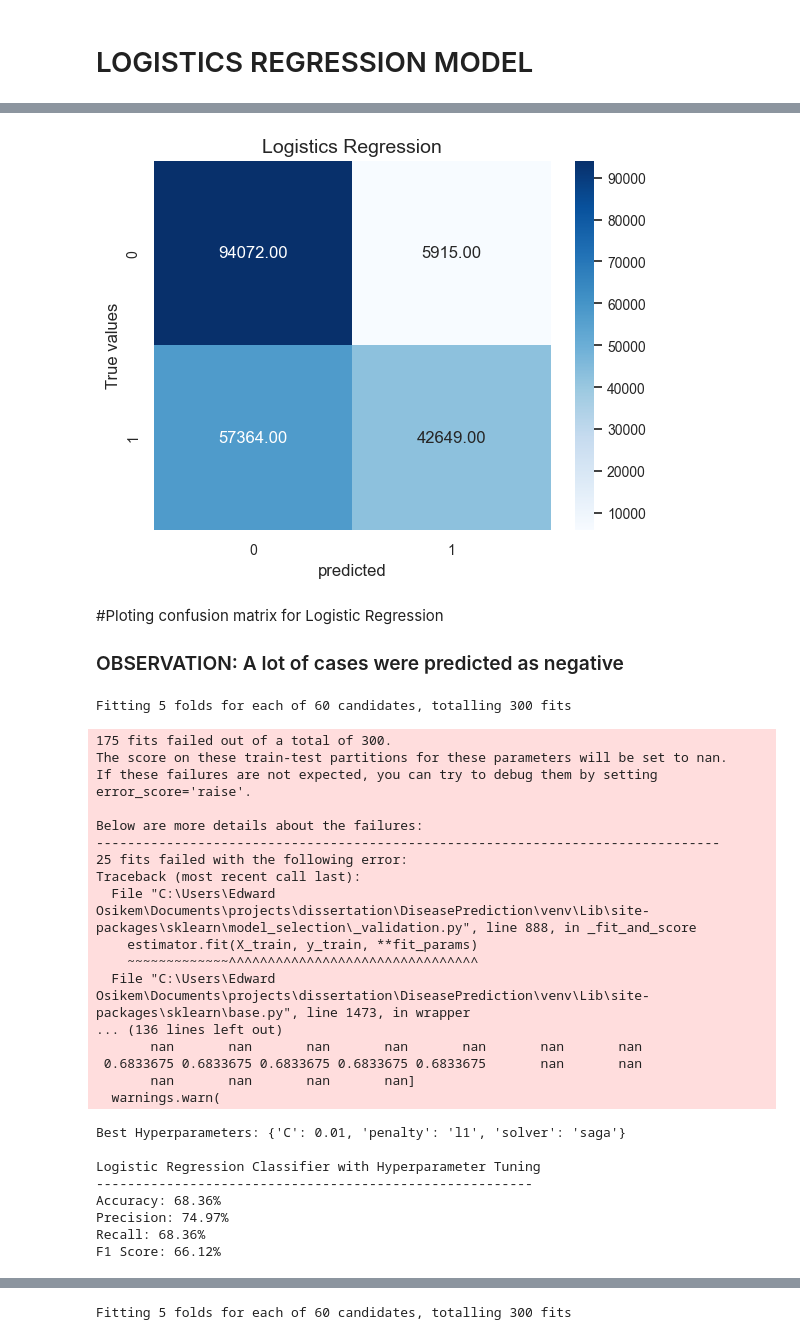
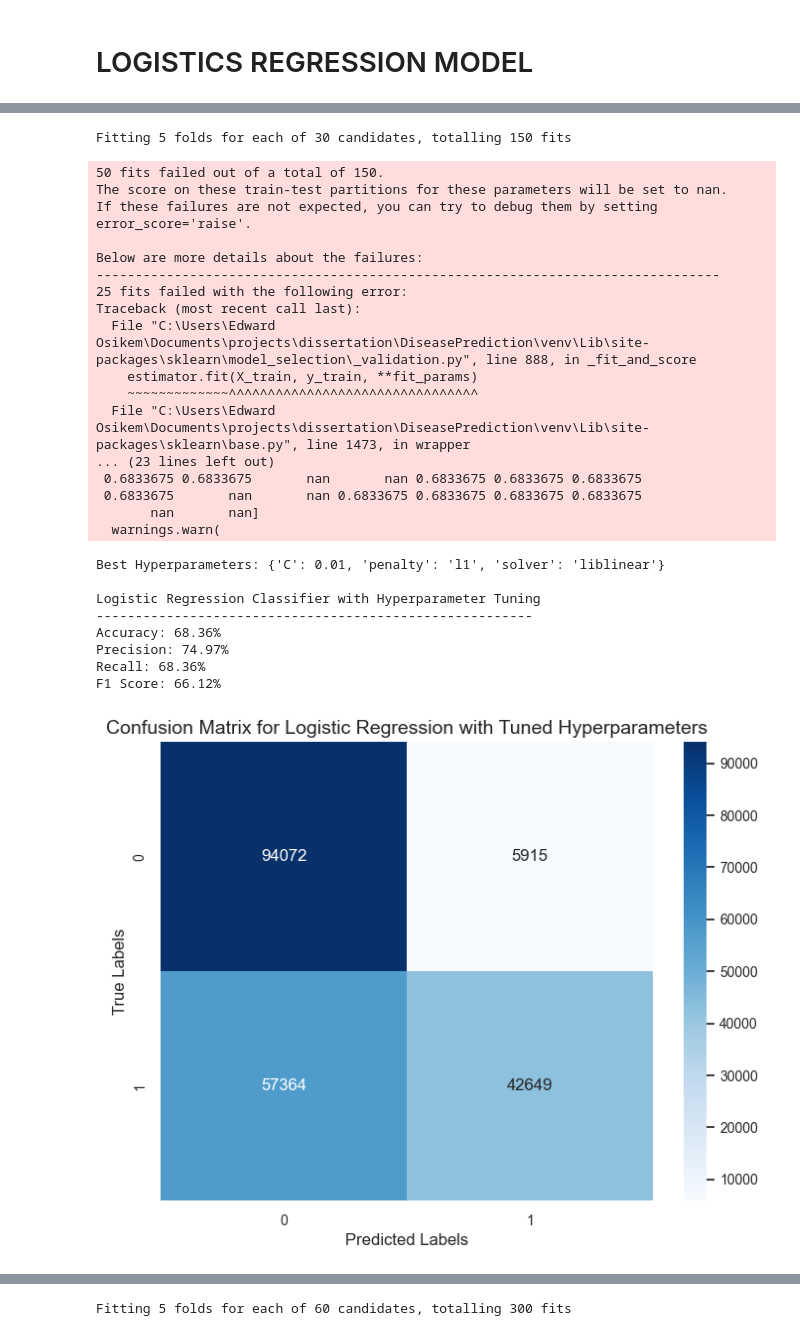
Before and after one commit to Edy-King/dissertation, a Jupyter notebook: DiseasePrediction/src/jupyter/script.ipynb, the cells around one changed output, grey strips where cells are left out. Saved outputs shown, nothing was run; the diff lists cells and outputs as text; code cells hidden in the pictures.

```diff
--- a/DiseasePrediction/src/jupyter/script.ipynb
+++ b/DiseasePrediction/src/jupyter/script.ipynb
@@ -537,12 +450,2 @@ F1 Score: 66.12%
 # %% [markdown]
 # LOGISTICS REGRESSION MODEL
-# %%
-logreg=LogisticRegression()
-logreg.fit(x_train,y_train)
-lry_pred=logreg.predict(x_test)
-
-from sklearn.metrics import accuracy_score
-accuracy3 = accuracy_score(y_test, lry_pred)
-precision3 = precision_score(y_test, lry_pred)
-recall3 = recall_score(y_test, lry_pred)
-f1_score3 = f1_score(y_test, lry_pred)
@@ -562,31 +452,25 @@ f1_score: 5.74
-# %%
-matx = confusion_matrix(y_test, lry_pred)
-sns.heatmap(matx, annot=True, fmt='.2f', cmap='Blues')
-plt.xlabel('predicted')
-plt.ylabel('True values')
-plt.title('Logistics Regression')
-plt.show()
-# %% [output]
-[figure, removed]
-# %% [markdown]
-#Ploting confusion matrix for Logistic Regression
-### OBSERVATION: A lot of cases were predicted as negative
 # %%
-# Define the hyperparameter grid
+# from sklearn.model_selection import GridSearchCV
+# from sklearn.metrics import accuracy_score, precision_score, recall_score, f1_score
+
+# Define the hyperparameter grid with compatible penalty and solver combinations
 param_grid = {
     'C': [0.01, 0.1, 1, 10, 100],               # Inverse of regularization strength
-    'penalty': ['l1', 'l2', 'elasticnet', 'none'],  # Regularization techniques
-    'solver': ['lbfgs', 'saga', 'liblinear']        # Optimization algorithms
+    'penalty': ['l1', 'l2', 'elasticnet'],      # Regularization techniques
+    'solver': ['liblinear', 'saga']             # Optimization algorithms compatible with the penalties
 }
+
+# Initialize Logistic Regression (leave parameters as default for tuning)
+logreg = LogisticRegression(max_iter=500)
 
 # Set up GridSearchCV
 grid_search = GridSearchCV(
     estimator=logreg,
     param_grid=param_grid,
-    scoring='accuracy',                           # You can change to 'precision_weighted', etc.
-    cv=5,                                         # 5-fold cross-validation
+    scoring='accuracy',                         # Change to 'precision_weighted' if needed
+    cv=5,                                       # 5-fold cross-validation
     verbose=2,
-    n_jobs=-1                                     # Use all available cores
+    n_jobs=-1                                   # Use all available cores
 )
 
 # Fit the grid search to the training data
@@ -597,7 +481,7 @@ best_params = grid_search.best_params_
 print("Best Hyperparameters:", best_params)
 
 # Train the Logistic Regression model using the best hyperparameters
-logreg_best = LogisticRegression(**best_params)
+logreg_best = LogisticRegression(**best_params, max_iter=500)
 logreg_best.fit(x_train, y_train)
 
 # Make predictions on the test data with the tuned model
@@ -608,38 +492,50 @@ accuracy3 = accuracy_score(y_test, lry_pred)
 precision3 = precision_score(y_test, lry_pred, average='weighted')
 recall3 = recall_score(y_test, lry_pred, average='weighted')
 f1_score3 = f1_score(y_test, lry_pred, average='weighted')
 
 # Print the results
 print('\nLogistic Regression Classifier with Hyperparameter Tuning\n--------------------------------------------------------')
 print(f'Accuracy: {round(accuracy3 * 100, 2)}%')
 print(f'Precision: {round(precision3 * 100, 2)}%')
 print(f'Recall: {round(recall3 * 100, 2)}%')
 print(f'F1 Score: {round(f1_score3 * 100, 2)}%')
+
+# Generate the confusion matrix
+conf_matrix = confusion_matrix(y_test, lry_pred)
+
+# Plot the confusion matrix
+plt.figure(figsize=(8, 6))
+sns.heatmap(conf_matrix, annot=True, fmt='d', cmap='Blues')
+plt.xlabel('Predicted Labels')
+plt.ylabel('True Labels')
+plt.title('Confusion Matrix for Logistic Regression with Tuned Hyperparameters')
+plt.show()
 # %% [output]
-Fitting 5 folds for each of 60 candidates, totalling 300 fits
+Fitting 5 folds for each of 30 candidates, totalling 150 fits
-175 fits failed out of a total of 300.
+50 fits failed out of a total of 150.
 The score on these train-test partitions for these parameters will be set to nan.
 If these failures are not expected, you can try to debug them by setting error_score='raise'.
 
 Below are more details about the failures:
 --------------------------------------------------------------------------------
 25 fits failed with the following error:
 Traceback (most recent call last):
   File "C:\Users\Edward Osikem\Documents\projects\dissertation\DiseasePrediction\venv\Lib\site-packages\sklearn\model_selection\_validation.py", line 888, in _fit_and_score
     estimator.fit(X_train, y_train, **fit_params)
     ~~~~~~~~~~~~~^^^^^^^^^^^^^^^^^^^^^^^^^^^^^^^^
   File "C:\Users\Edward Osikem\Documents\projects\dissertation\DiseasePrediction\venv\Lib\site-packages\sklearn\base.py", line 1473, in wrapper
-... (136 lines left out)
-       nan       nan       nan       nan       nan       nan       nan
- 0.6833675 0.6833675 0.6833675 0.6833675 0.6833675       nan       nan
-       nan       nan       nan       nan]
+... (23 lines left out)
+ 0.6833675 0.6833675       nan       nan 0.6833675 0.6833675 0.6833675
+ 0.6833675       nan       nan 0.6833675 0.6833675 0.6833675 0.6833675
+       nan       nan]
   warnings.warn(
-Best Hyperparameters: {'C': 0.01, 'penalty': 'l1', 'solver': 'saga'}
+Best Hyperparameters: {'C': 0.01, 'penalty': 'l1', 'solver': 'liblinear'}
 
 Logistic Regression Classifier with Hyperparameter Tuning
 --------------------------------------------------------
 Accuracy: 68.36%
 Precision: 74.97%
 Recall: 68.36%
 F1 Score: 66.12%
+[figure, added]
 # %% [markdown]
```
Also changed, not shown: parts of 36 cells of this notebook.
